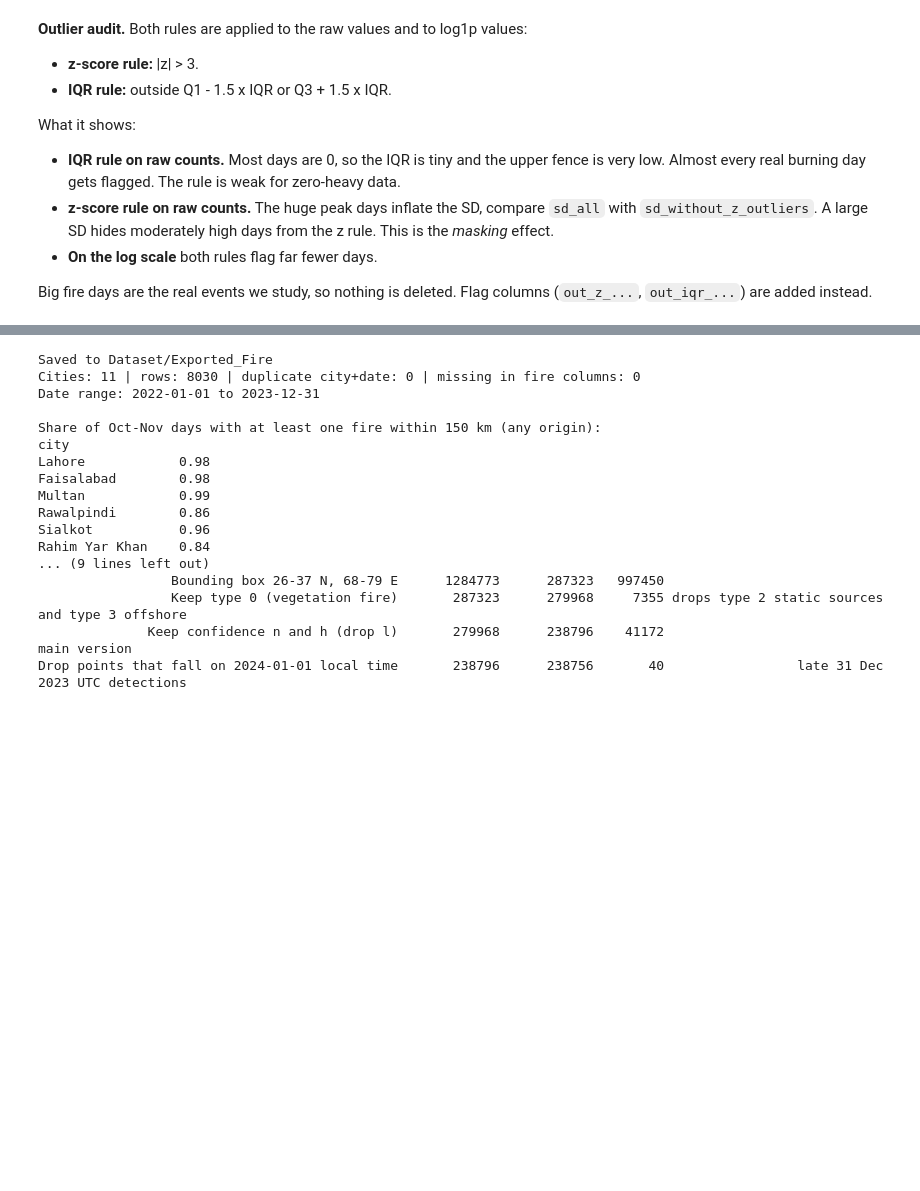
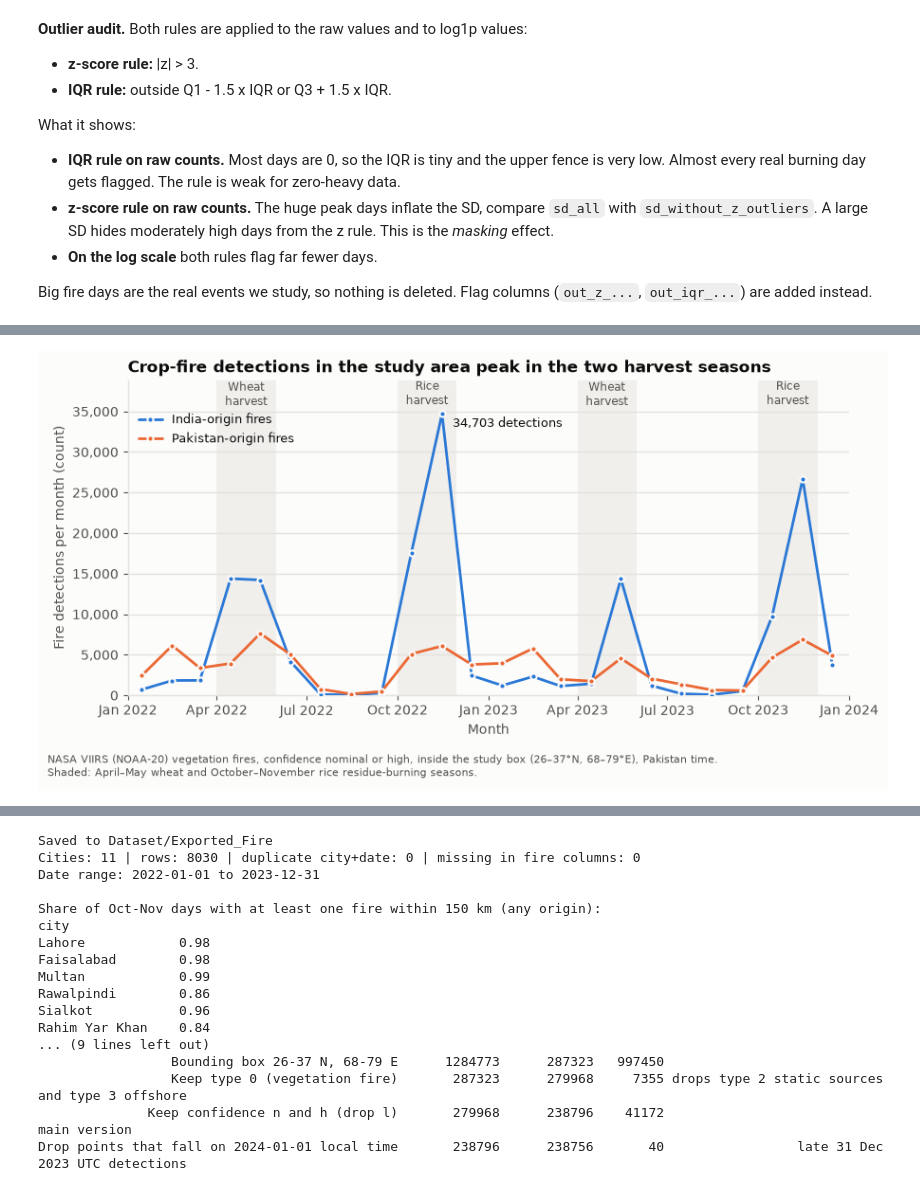
Before and after one commit to IsmailNooruddin/Smog-Analysis-DSSG, a Jupyter notebook: fire.ipynb, the cells around one changed output, grey strips where cells are left out. Drawn from its saved outputs; the diff is of its cells as text; code cells hidden in the pictures; blank space fills up the shorter version.

```diff
--- a/fire.ipynb
+++ b/fire.ipynb
@@ -484,0 +590,42 @@ Big fire days are the real events we study, so nothing is deleted. Flag columns
+# %%
+# Figure 2: monthly fire detections in the study area, by country of origin.
+monthly = (fires.groupby([fires["date"].dt.to_period("M"), "origin_country"]).size()
+           .unstack(fill_value=0).reindex(pd.period_range("2022-01", "2023-12", freq="M"), fill_value=0))
+x = monthly.index.to_timestamp() + pd.Timedelta(days=14)     # plot at mid-month
+
+fig, ax = plt.subplots(figsize=(9, 4.6))
+for start in ["2022-10-01", "2023-10-01"]:
+    ax.axvspan(pd.Timestamp(start), pd.Timestamp(start) + pd.offsets.MonthEnd(2), color=BAND, zorder=0, lw=0)
+for start in ["2022-04-01", "2023-04-01"]:
+    ax.axvspan(pd.Timestamp(start), pd.Timestamp(start) + pd.offsets.MonthEnd(2), color=BAND, zorder=0, lw=0)
+for origin in ["IN", "PK"]:
+    ax.plot(x, monthly[origin], color=ORIGIN_COLOR[origin], lw=2, solid_capstyle="round",
+            solid_joinstyle="round", marker="o", ms=4.5, mec=SURFACE, mew=1.5, label=ORIGIN_LABEL[origin], zorder=3)
+
+peak = monthly["IN"].idxmax()
+ax.annotate(f"{monthly['IN'].max():,} detections", (peak.to_timestamp() + pd.Timedelta(days=14), monthly["IN"].max()),
+            xytext=(8, -2), textcoords="offset points", fontsize=9, color=TEXT, va="top")
+ymax = monthly.values.max() * 1.12
+for start, label in [("2022-04-01", "Wheat\nharvest"), ("2022-10-01", "Rice\nharvest"),
+                     ("2023-04-01", "Wheat\nharvest"), ("2023-10-01", "Rice\nharvest")]:
+    ax.text(pd.Timestamp(start) + pd.Timedelta(days=30), ymax, label, ha="center", va="top", fontsize=8.5, color=TEXT_2)
+
+ax.set_ylim(0, ymax)
+ax.yaxis.set_major_formatter(FuncFormatter(lambda v, _: f"{v:,.0f}"))
+ax.grid(axis="y"); ax.set_axisbelow(True)
+ax.set_ylabel("Fire detections per month (count)")
+ax.set_xlabel("Month")
+ax.set_xlim(pd.Timestamp("2022-01-01"), pd.Timestamp("2024-01-01"))
+ax.xaxis.set_major_locator(mdates.MonthLocator(bymonth=[1, 4, 7, 10]))
+ax.xaxis.set_major_formatter(mdates.DateFormatter("%b %Y"))
+ax.set_title("Crop-fire detections in the study area peak in the two harvest seasons", loc="left")
+ax.legend(loc="upper left", bbox_to_anchor=(0, 0.93), fontsize=9)
+fig.text(0.01, 0.005,
+         "NASA VIIRS (NOAA-20) vegetation fires, confidence nominal or high, inside the study box (26–37°N, 68–79°E), Pakistan time.\n"
+         "Shaded: April–May wheat and October–November rice residue-burning seasons.",
+         fontsize=8, color=TEXT_2, va="bottom")
+fig.tight_layout(rect=(0, 0.07, 1, 1))
+fig.savefig(FIG_DIR / "fig_fire_monthly_by_origin.png", dpi=200)
+plt.show()
+# %% [output]
+[figure, added]
```
Also changed, not shown: parts of 7 cells of this notebook, 2 other files.
